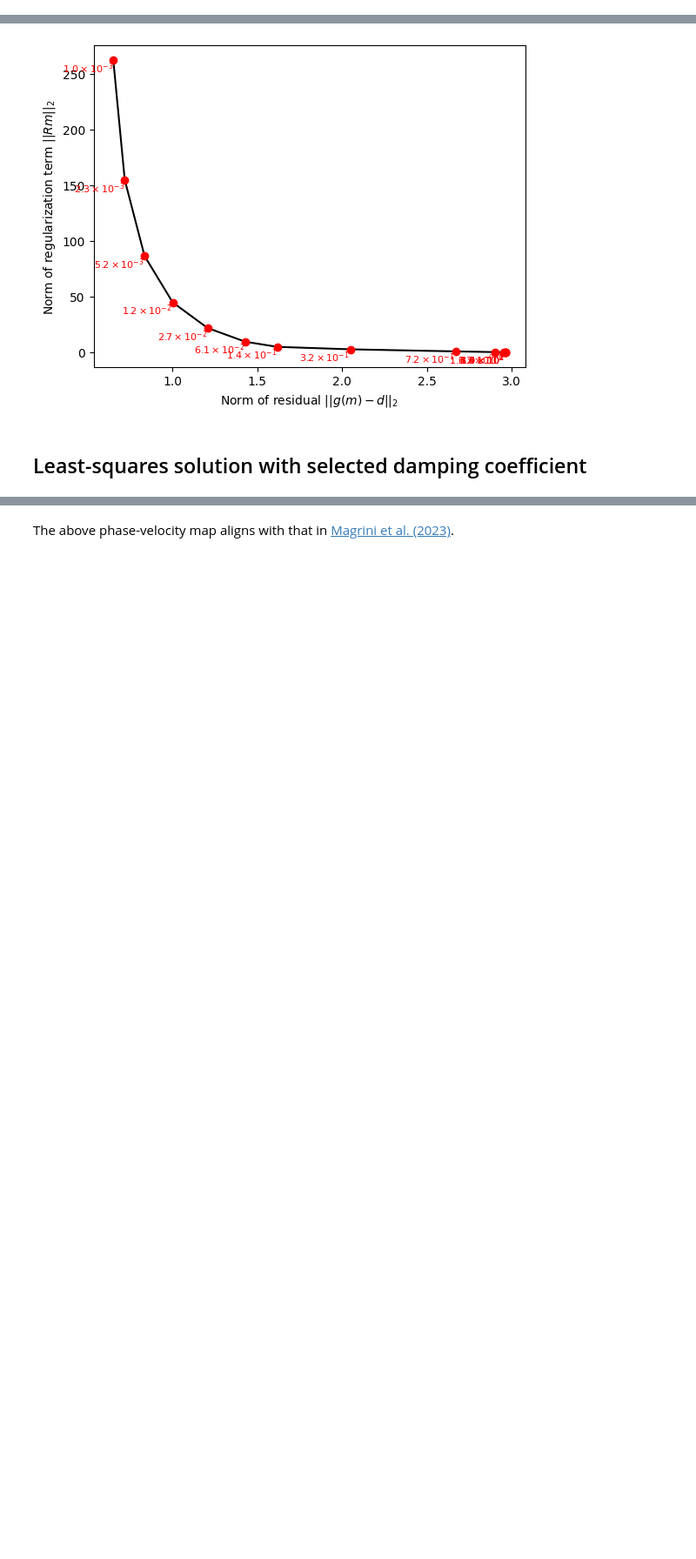
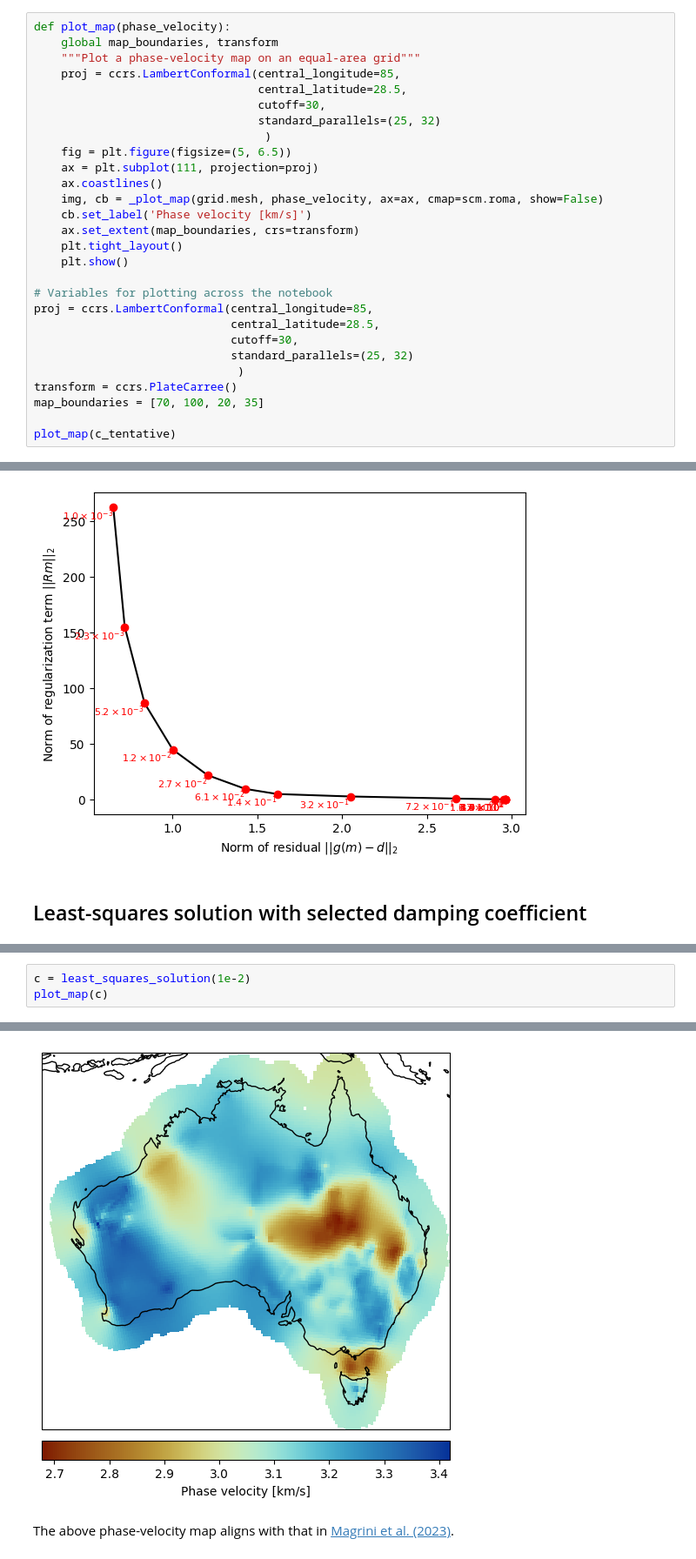
Before and after one commit to RKT361218/CodaNorm, a Jupyter notebook: examples/sw_tomography/sw_tomography.ipynb, the cells around one changed output, grey strips where cells are left out. Shown at 87% size. Cells and saved outputs as stored; diff of their text form; blank space fills up the shorter version.

```diff
--- a/examples/sw_tomography/sw_tomography.ipynb
+++ b/examples/sw_tomography/sw_tomography.ipynb
@@ -342,0 +137,28 @@ Grid points shape: (11916, 2)
+# %%
+def plot_map(phase_velocity):
+    global map_boundaries, transform
+    """Plot a phase-velocity map on an equal-area grid"""
+    proj = ccrs.LambertConformal(central_longitude=85,
+                                 central_latitude=28.5,
+                                 cutoff=30,
+                                 standard_parallels=(25, 32)
+                                  )
+    fig = plt.figure(figsize=(5, 6.5))
+    ax = plt.subplot(111, projection=proj)
+    ax.coastlines()
+    img, cb = _plot_map(grid.mesh, phase_velocity, ax=ax, cmap=scm.roma, show=False)
+    cb.set_label('Phase velocity [km/s]')
+    ax.set_extent(map_boundaries, crs=transform)
+    plt.tight_layout()
+    plt.show()
+
+# Variables for plotting across the notebook
+proj = ccrs.LambertConformal(central_longitude=85,
+                             central_latitude=28.5,
+                             cutoff=30,
+                             standard_parallels=(25, 32)
+                              )
+transform = ccrs.PlateCarree()
+map_boundaries = [70, 100, 20, 35]
+
+plot_map(c_tentative)
@@ -728,0 +240,4 @@ ATd shape: (11916,)
+# %%
+c = least_squares_solution(1e-2)
+plot_map(c)
+# %% [output]
@@ -729,3 +261,4 @@ ATd shape: (11916,)
+[figure, added]
 # %% [markdown]
 The above phase-velocity map aligns with that in [Magrini et al. (2023)](https://doi.org/10.1029/2023JB026688).
 # %%
```
Also changed, not shown: parts of 10 cells of this notebook.
